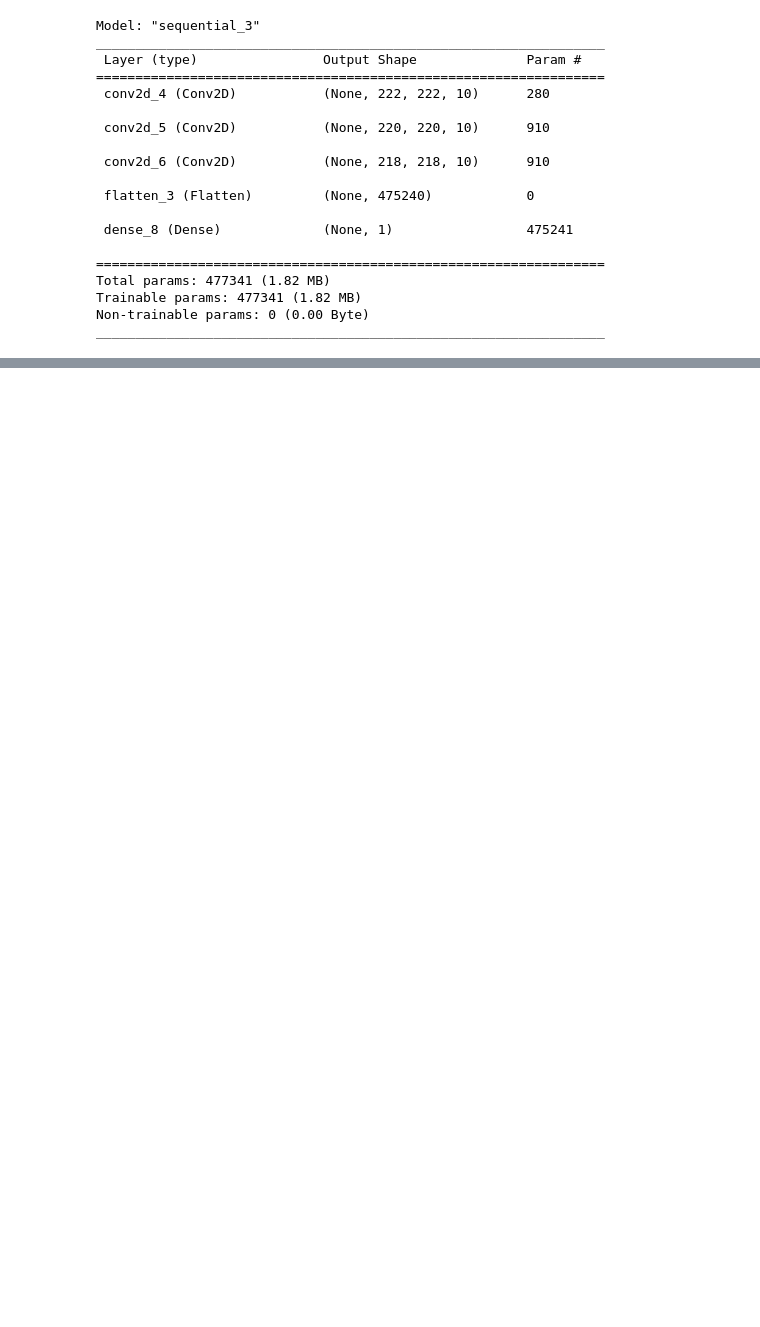
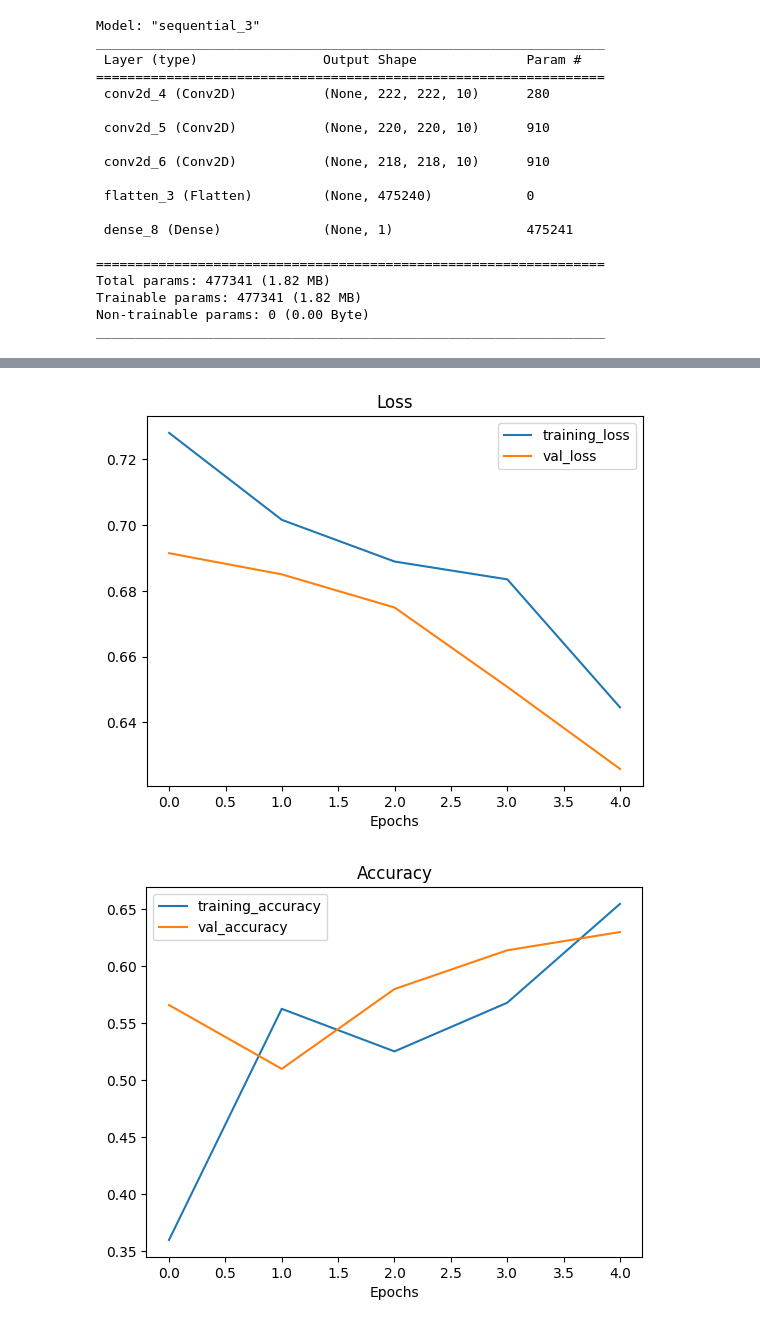
Before and after one commit to beniamine3155/deep_learning_tensorflow, a Jupyter notebook: convolutional_neural_network.ipynb, the cells around one changed output, grey strips where cells are left out. Drawn from its saved outputs; the diff is of its cells as text; code cells hidden in the pictures; blank space fills up the shorter version.

```diff
--- a/convolutional_neural_network.ipynb
+++ b/convolutional_neural_network.ipynb
@@ -592,0 +593,18 @@ plot_loss_curves(history_5)
+# %%
+# create ImageDataGenerator training instance with data augmentation
+train_datagen_augmented = ImageDataGenerator(
+    rescale=1/255.,
+    rotation_range=20,
+    shear_range=0.2,
+    zoom_range=0.2,
+    width_shift_range=0.2,
+    height_shift_range=0.2,
+    horizontal_flip=True
+
+)
+
+# Create ImageDataGenerator without data augment
+train_datagen = ImageDataGenerator(rescale=1/255.)
+
+# Create ImageDataGenerator test instance without data augmentation
+test_datagen = ImageDataGenerator(rescale=1/255.)
@@ -592,0 +657,24 @@ plot_loss_curves(history_5)
+# %%
+# Create the model (same as model_5)
+model_6 = Sequential([
+  Conv2D(10, 3, activation='relu', input_shape=(224, 224, 3)),
+  MaxPool2D(pool_size=2), # reduce number of features by half
+  Conv2D(10, 3, activation='relu'),
+  MaxPool2D(),
+  Conv2D(10, 3, activation='relu'),
+  MaxPool2D(),
+  Flatten(),
+  Dense(1, activation='sigmoid')
+])
+
+# Compile the model
+model_6.compile(loss='binary_crossentropy',
+                optimizer=Adam(),
+                metrics=['accuracy'])
+
+# Fit the model
+history_6 = model_6.fit(train_data_augmented, # changed to augmented training data
+                        epochs=5,
+                        steps_per_epoch=len(train_data_augmented),
+                        validation_data=test_data,
+                        validation_steps=len(test_data))
@@ -592,0 +692,5 @@ plot_loss_curves(history_5)
+# %%
+plot_loss_curves(history_6)
+# %% [output]
+[figure, added]
+[figure, added]
```
Also changed, not shown: parts of 39 cells of this notebook.
